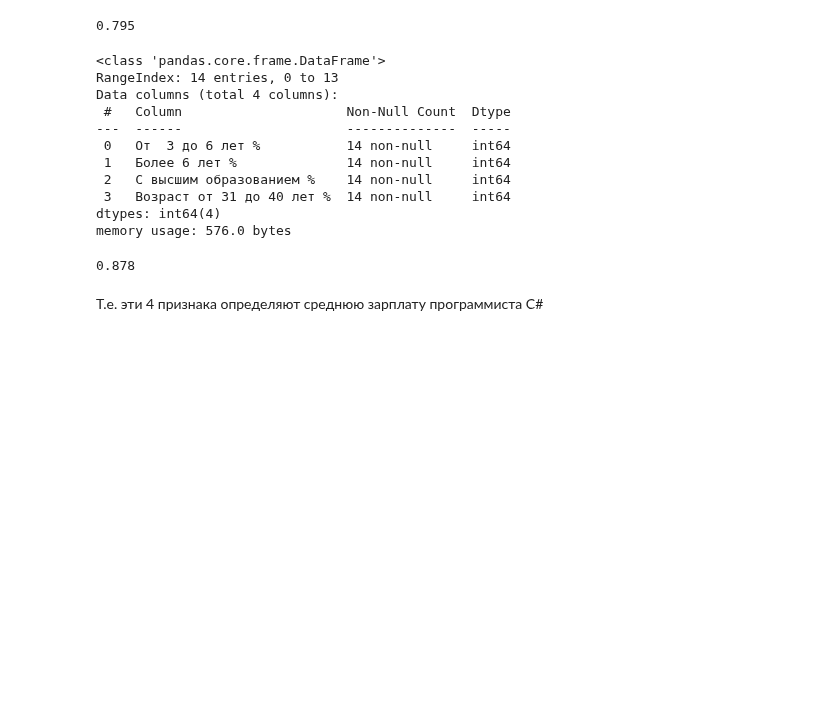
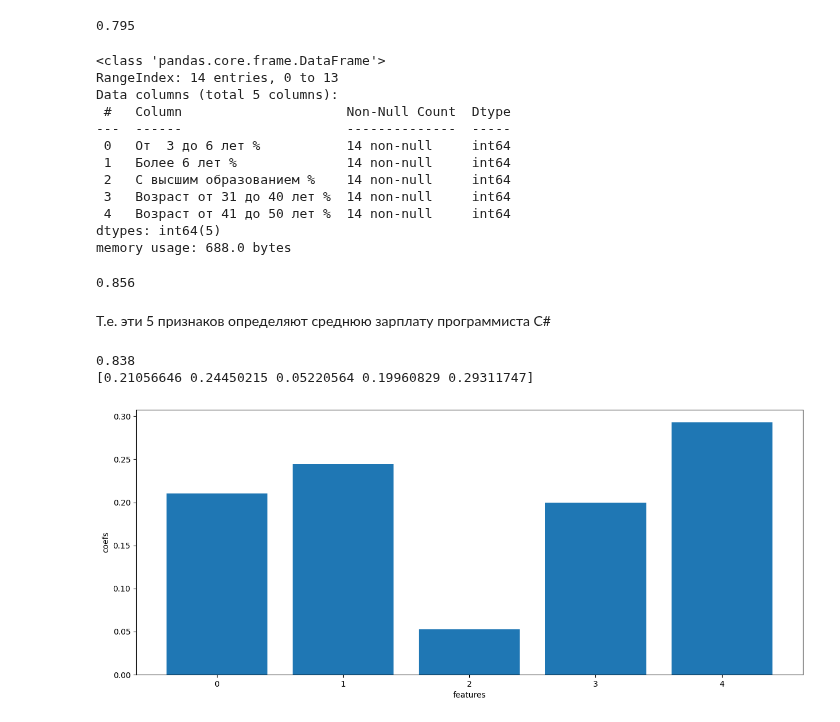
Before and after one commit to OVP2023/ML, a Jupyter notebook: регрес_tab_hh_и_выбор_признаков.ipynb, the cells around one changed output. Cells and saved outputs as stored; diff of their text form; code cells hidden in the pictures; blank space fills up the shorter version.

```diff
--- a/регрес_tab_hh_и_выбор_признаков.ipynb
+++ b/регрес_tab_hh_и_выбор_признаков.ipynb
@@ -163,31 +163,48 @@ print(round(model2.score(X_test,y_test),3))
 0.795
 # %%
 XXX=XX
-XXX = XXX.drop(columns=['Без опыта работы %','От 1 до 3 лет %','Возраст от 18 до 30 лет %','Возраст от 41 до 50 лет %'])
+XXX = XXX.drop(columns=['Без опыта работы %','От 1 до 3 лет %','Возраст от 18 до 30 лет %'])
 XXX.info()
 # %% [output]
 <class 'pandas.core.frame.DataFrame'>
 RangeIndex: 14 entries, 0 to 13
-Data columns (total 4 columns):
+Data columns (total 5 columns):
  #   Column                     Non-Null Count  Dtype
 ---  ------                     --------------  -----
  0   От  3 до 6 лет %           14 non-null     int64
  1   Более 6 лет %              14 non-null     int64
  2   С высшим образованием %    14 non-null     int64
  3   Возраст от 31 до 40 лет %  14 non-null     int64
-dtypes: int64(4)
-memory usage: 576.0 bytes
+ 4   Возраст от 41 до 50 лет %  14 non-null     int64
+dtypes: int64(5)
+memory usage: 688.0 bytes
 # %%
 model3 = make_pipeline(
     #StandardScaler(),
     MinMaxScaler(),
-    RandomForestRegressor(max_depth=5,min_samples_split=2, random_state=10)
+    RandomForestRegressor(max_depth=5,min_samples_split=4, random_state=10)
 )
 
 X_train, X_test, y_train, y_test = train_test_split(XXX, y, test_size=0.3, random_state=0)
 model3.fit(X_train, y_train)
 print(round(model3.score(X_test,y_test),3))
 # %% [output]
-0.878
+0.856
 # %% [markdown]
-Т.е. эти 4 признака определяют среднюю зарплату программиста С#
+Т.е. эти 5 признаков определяют среднюю зарплату программиста С#
+# %%
+rf = RandomForestRegressor(max_depth=5,min_samples_split=4, random_state=10)
+
+X_train, X_test, y_train, y_test = train_test_split(XXX, y, test_size=0.3, random_state=0)
+rf.fit(X_train, y_train)
+print(round(rf.score(X_test,y_test),3))
+print(rf.feature_importances_)
+
+plt.figure(figsize=(15, 6))
+plt.bar(np.arange(len(rf.feature_importances_)), rf.feature_importances_)
+plt.xlabel('features')
+plt.ylabel('coefs');
+# %% [output]
+0.838
+[0.21056646 0.24450215 0.05220564 0.19960829 0.29311747]
+[figure, added]
```
Also changed, not shown: parts of 1 cell of this notebook.
